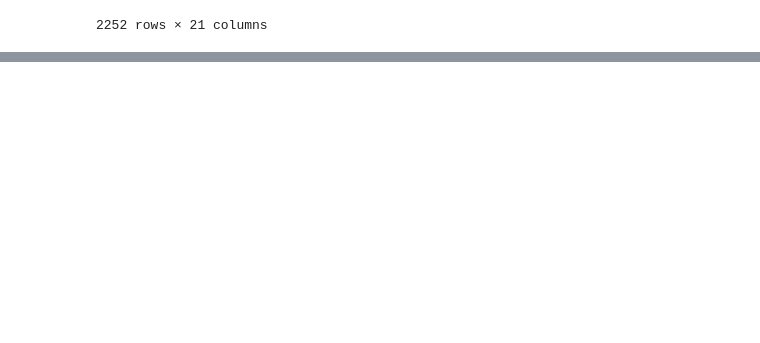
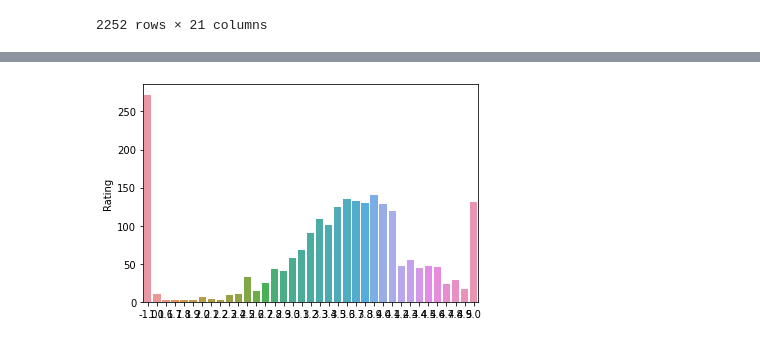
Before and after one commit to devgupta1907/DataScience_Projects, a Jupyter notebook: Salary_Analysis.ipynb, the cells around one changed output, grey strips where cells are left out. Saved outputs shown, nothing was run; the diff lists cells and outputs as text; code cells hidden in the pictures; blank space fills up the shorter version.

```diff
--- a/Salary_Analysis.ipynb
+++ b/Salary_Analysis.ipynb
@@ -340,0 +368,5 @@ df3
+# %%
+data = df3['Rating'].value_counts()
+sns.barplot(x=data.index, y=data);
+# %% [output]
+[figure, added]
```
Also changed, not shown: parts of 14 cells of this notebook.
